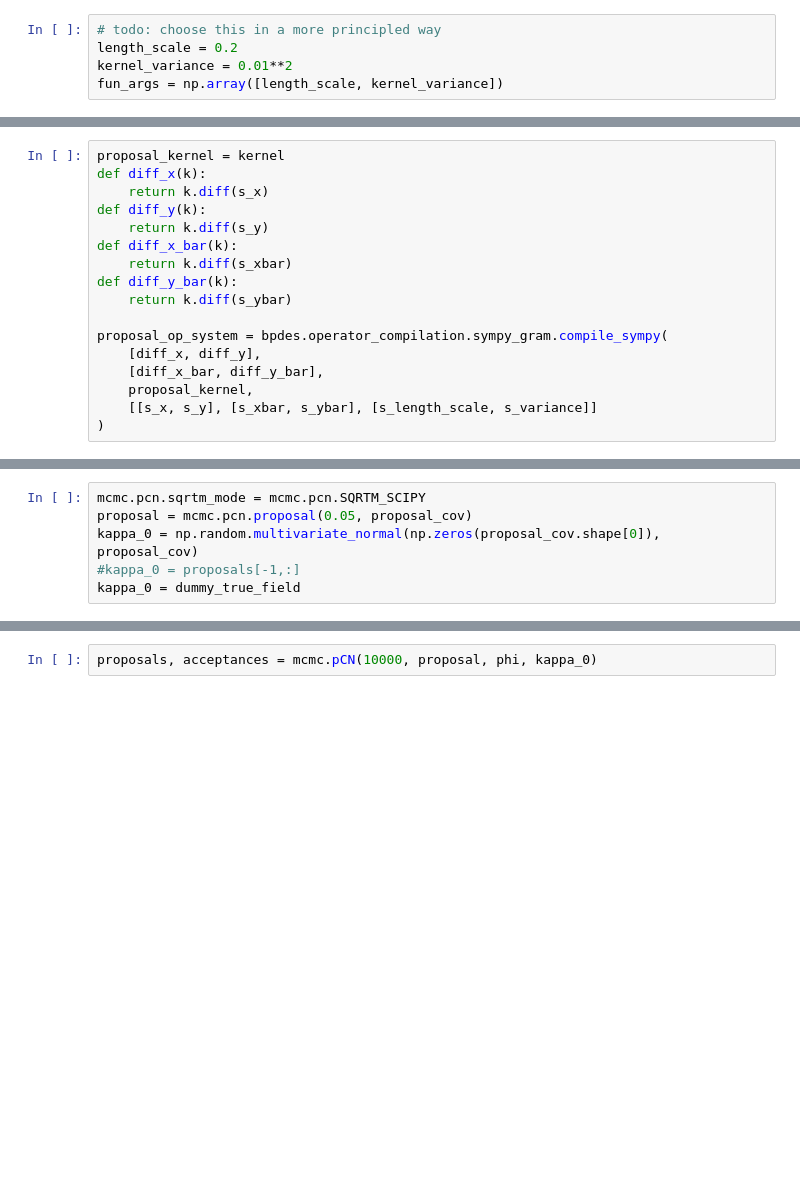
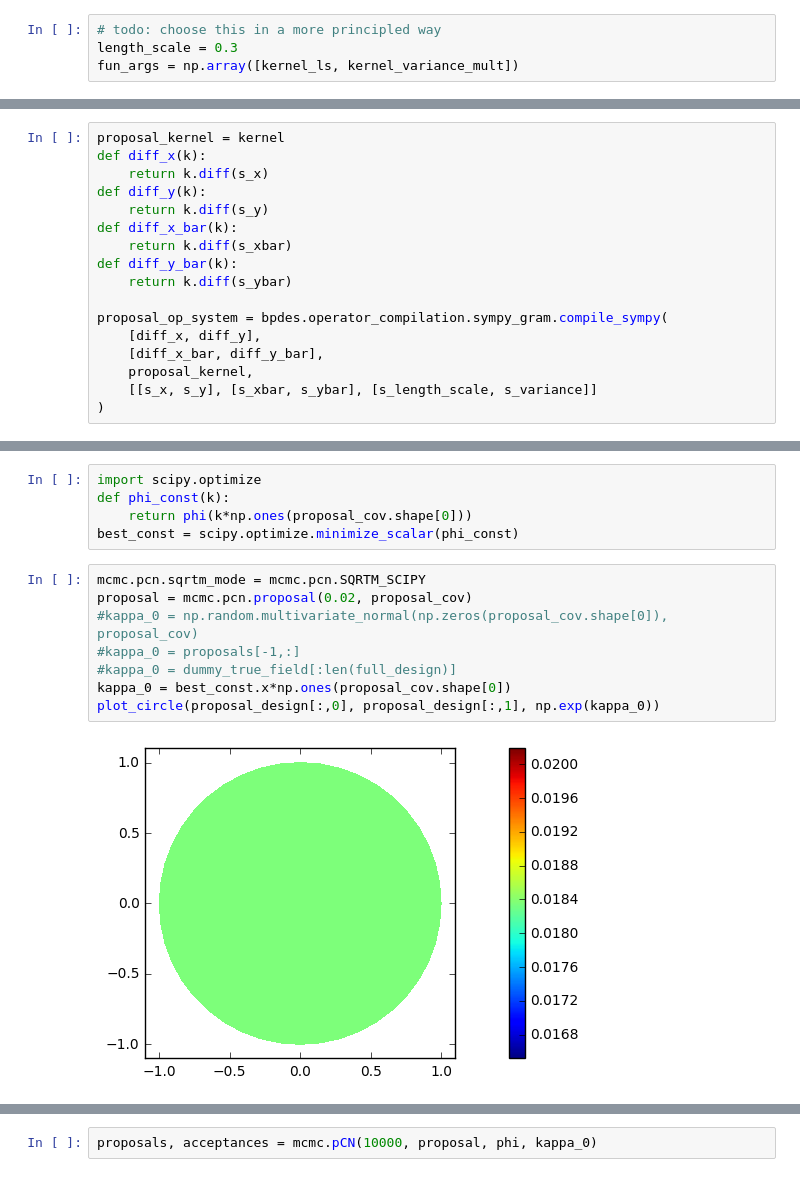
Before and after one commit to jcockayne/hydrocyclone_code, a Jupyter notebook: notebooks/Hydrocyclone_Static_EIT.ipynb, the cells around one changed output, grey strips where cells are left out. Saved outputs shown, nothing was run; the diff lists cells and outputs as text; blank space fills up the shorter version.

```diff
--- a/notebooks/Hydrocyclone_Static_EIT.ipynb
+++ b/notebooks/Hydrocyclone_Static_EIT.ipynb
@@ -204,9 +220,8 @@ def theta_to_a(theta, sz_int, sz_bdy):
 ## Define the Potential
 # %%
 # todo: choose this in a more principled way
-length_scale = 0.2
-kernel_variance = 0.01**2
-fun_args = np.array([length_scale, kernel_variance])
+length_scale = 0.3
+fun_args = np.array([kernel_ls, kernel_variance_mult])
 # %%
 def construct_posterior(theta, debug=False):
     a_int, a_bdy, a_x, a_y = theta_to_a(theta,
@@ -315,7 +368,16 @@ np.linalg.cond(proposal_cov)
+# %%
+import scipy.optimize
+def phi_const(k):
+    return phi(k*np.ones(proposal_cov.shape[0]))
+best_const = scipy.optimize.minimize_scalar(phi_const)
 # %%
 mcmc.pcn.sqrtm_mode = mcmc.pcn.SQRTM_SCIPY
-proposal = mcmc.pcn.proposal(0.05, proposal_cov)
-kappa_0 = np.random.multivariate_normal(np.zeros(proposal_cov.shape[0]), proposal_cov)
+proposal = mcmc.pcn.proposal(0.02, proposal_cov)
+#kappa_0 = np.random.multivariate_normal(np.zeros(proposal_cov.shape[0]), proposal_cov)
 #kappa_0 = proposals[-1,:]
-kappa_0 = dummy_true_field
+#kappa_0 = dummy_true_field[:len(full_design)]
+kappa_0 = best_const.x*np.ones(proposal_cov.shape[0])
+plot_circle(proposal_design[:,0], proposal_design[:,1], np.exp(kappa_0))
+# %% [output]
+[figure, added]
 # %%
```
Also changed, not shown: parts of 33 cells of this notebook, 1 other file.
